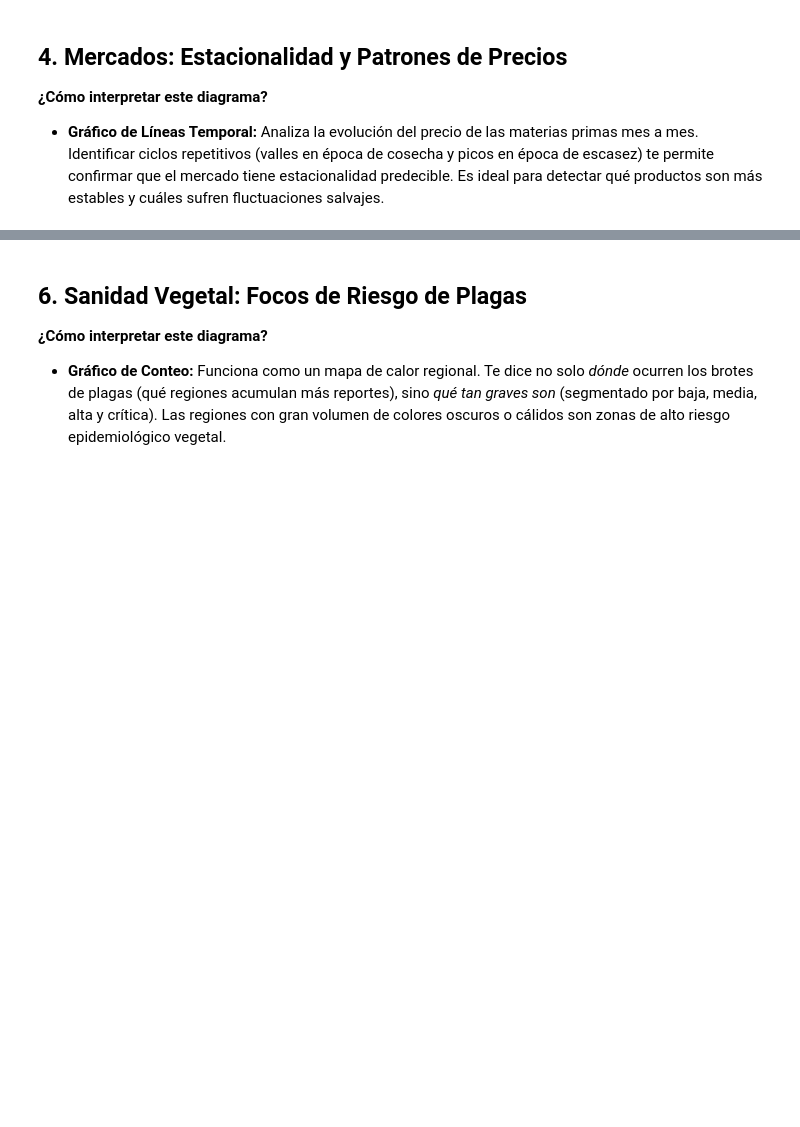
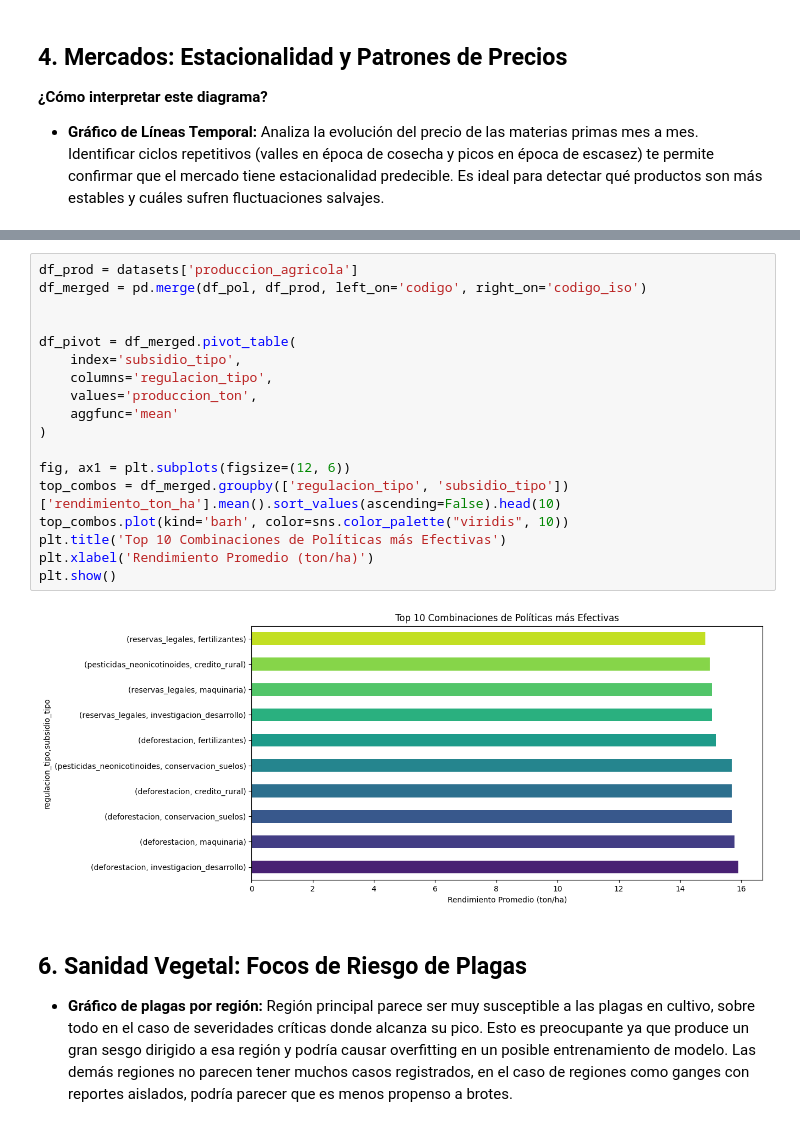
Before and after one commit to AitorBarrera/SBD_Trabajo_Final, a Jupyter notebook: Codigo.ipynb, the cells around one changed output, grey strips where cells are left out. Cells and saved outputs as stored; diff of their text form; blank space fills up the shorter version.

```diff
--- a/Codigo.ipynb
+++ b/Codigo.ipynb
@@ -1759,8 +1763,27 @@ plt.show()
+# %%
+df_prod = datasets['produccion_agricola']
+df_merged = pd.merge(df_pol, df_prod, left_on='codigo', right_on='codigo_iso')
+
+
+df_pivot = df_merged.pivot_table(
+    index='subsidio_tipo',
+    columns='regulacion_tipo',
+    values='produccion_ton',
+    aggfunc='mean'
+)
+
+fig, ax1 = plt.subplots(figsize=(12, 6))
+top_combos = df_merged.groupby(['regulacion_tipo', 'subsidio_tipo'])['rendimiento_ton_ha'].mean().sort_values(ascending=False).head(10)
+top_combos.plot(kind='barh', color=sns.color_palette("viridis", 10))
+plt.title('Top 10 Combinaciones de Políticas más Efectivas')
+plt.xlabel('Rendimiento Promedio (ton/ha)')
+plt.show()
+# %% [output]
+[figure, added]
 # %% [markdown]
 ## 6. Sanidad Vegetal: Focos de Riesgo de Plagas
 
-**¿Cómo interpretar este diagrama?**
-*   **Gráfico de Conteo:** Funciona como un mapa de calor regional. Te dice no solo *dónde* ocurren los brotes de plagas (qué regiones acumulan más reportes), sino *qué tan graves son* (segmentado por baja, media, alta y crítica). Las regiones con gran volumen de colores oscuros o cálidos son zonas de alto riesgo epidemiológico vegetal.
+*   **Gráfico de plagas por región:** Región principal parece ser muy susceptible a las plagas en cultivo, sobre todo en el caso de severidades críticas donde alcanza su pico. Esto es preocupante ya que produce un gran sesgo dirigido a esa región y podría causar overfitting en un posible entrenamiento de modelo. Las demás regiones no parecen tener muchos casos registrados, en el caso de regiones como ganges con reportes aislados, podría parecer que es menos propenso a brotes.
 # %%
 df_plagas = datasets['reportes_plagas']
 
```
Also changed, not shown: parts of 40 cells of this notebook.
